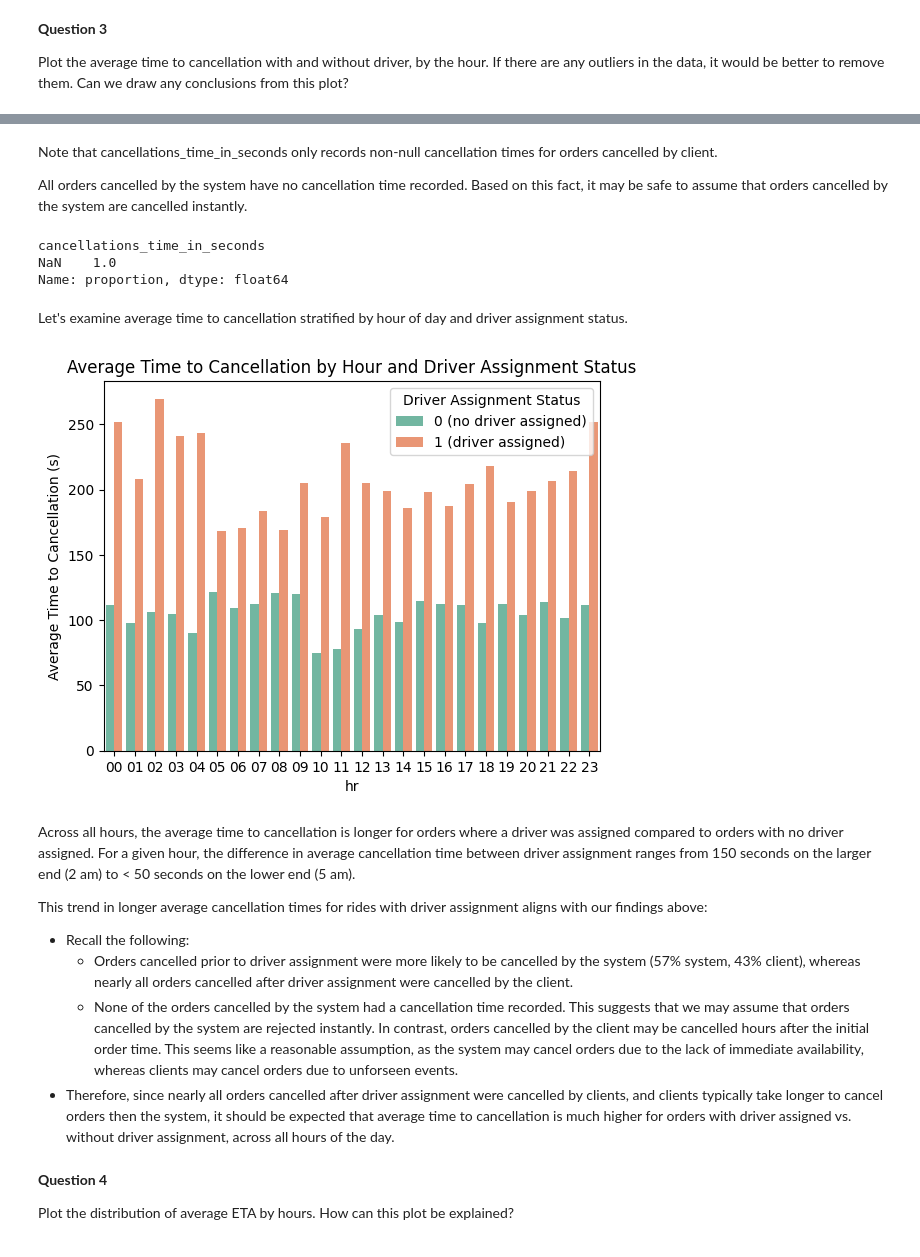
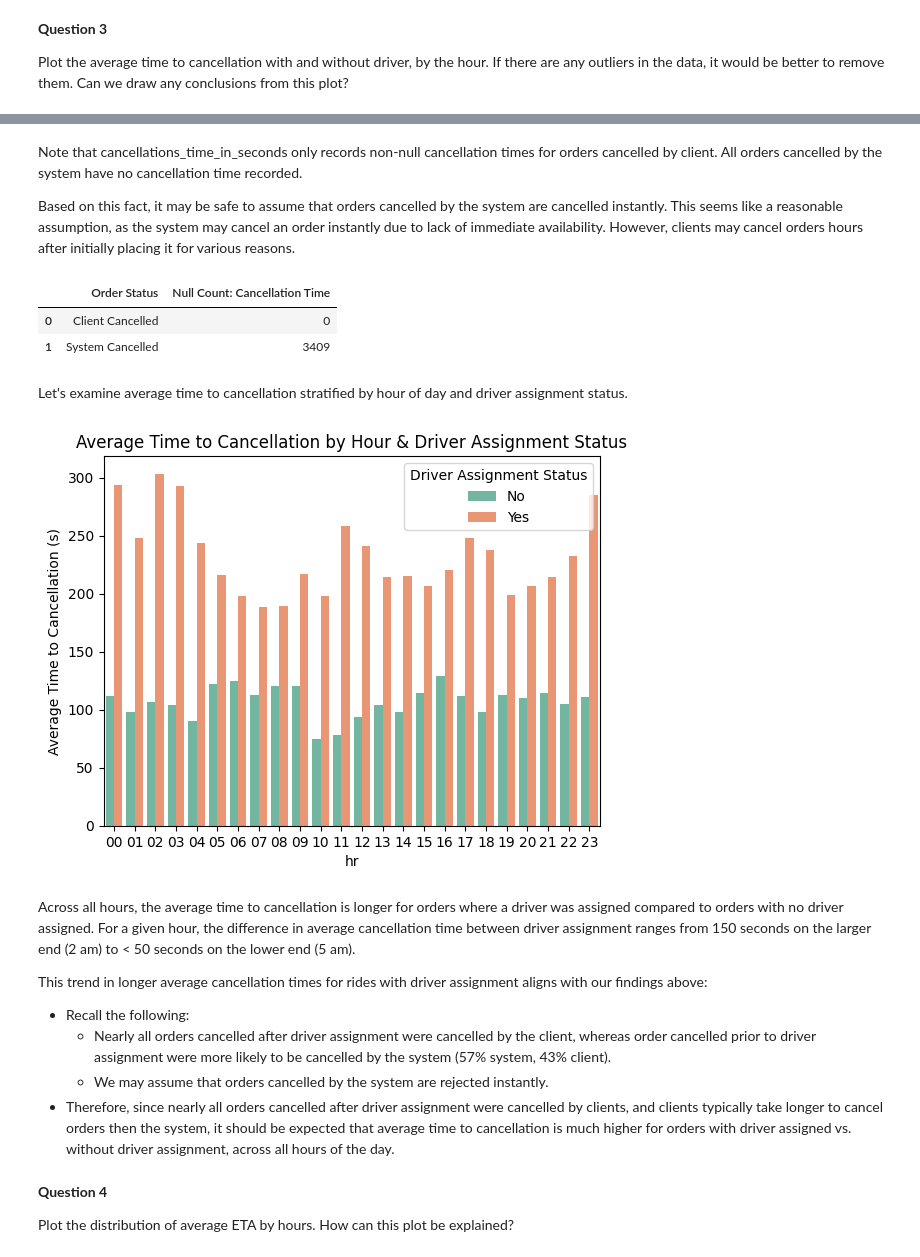
Before and after one commit to jimin-kang/Insights-from-Failed-Orders, a Jupyter notebook: analysis.ipynb, the cells around one changed output, grey strips where cells are left out. Cells and saved outputs as stored; diff of their text form; code cells hidden in the pictures.

```diff
--- a/analysis.ipynb
+++ b/analysis.ipynb
@@ -199,11 +222,11 @@ First, we must extract the hour from order_datetime.
 # %%
-time_info = combined_df['order_datetime'].str.split(":")
+time_info = orders_df['order_datetime'].str.split(":")
 
-combined_df['hr'] = time_info.str[0]
-combined_df['min'] = time_info.str[1]
-combined_df['sec'] = time_info.str[2]
+orders_df['hr'] = time_info.str[0]
+orders_df['min'] = time_info.str[1]
+orders_df['sec'] = time_info.str[2]
 
-combined_df[['order_datetime', 'hr', 'min', 'sec']].head()
+orders_df[['order_datetime', 'hr', 'min', 'sec']].head()
 # %% [output]
 |  | order_datetime | hr | min | sec |
 | 0 | 18:08:07 | 18 | 08 | 07 |
@@ -248,5 +308,7 @@ Plot the average time to cancellation with and without driver, by the hour. If t
 # %%
-sns.boxplot(data=combined_df, x="cancellations_time_in_seconds", color="lightblue")
+orders_df_no_outliers = orders_df[orders_df['cancellations_time_in_seconds']<=2000]
+
+sns.boxplot(data=orders_df_no_outliers, x="cancellations_time_in_seconds", color="lightblue")
 plt.title("Box Plot of Time to Cancellation (s)")
 plt.xlabel("Value")
 plt.show()
@@ -289,43 +317,42 @@ plt.show()
 # %% [markdown]
-Note that cancellations_time_in_seconds only records non-null cancellation times for orders cancelled by client.
+Note that cancellations_time_in_seconds only records non-null cancellation times for orders cancelled by client. All orders cancelled by the system have no cancellation time recorded.
 
-All orders cancelled by the system have no cancellation time recorded. Based on this fact, it may be safe to assume that orders cancelled by the system are cancelled instantly.
+Based on this fact, it may be safe to assume that orders cancelled by the system are cancelled instantly. This seems like a reasonable assumption, as the system may cancel an order instantly due to lack of immediate availability. However, clients may cancel orders hours after initially placing it for various reasons.
-# %%
-# cancellation times for orders cancelled by client & system, respectively
-cancellation_times_client = combined_df[combined_df['order_status_key']==4]['cancellations_time_in_seconds']
-cancellation_times_system = combined_df[combined_df['order_status_key']==9]['cancellations_time_in_seconds']
-cancellation_times_system.value_counts(dropna=False, normalize=True)
-# %% [output]
-cancellations_time_in_seconds
-NaN    1.0
-Name: proportion, dtype: float64
+# %%
+# cancellation time null count grouped by order status
+grouped_cancellation_times = orders_df.groupby('order_status')['cancellations_time_in_seconds'].apply(lambda x: x.isnull().sum()).reset_index()
+pd.DataFrame(data=grouped_cancellation_times, index=grouped_cancellation_times.index).rename(columns={'cancellations_time_in_seconds': 'Null Count: Cancellation Time', 'order_status': 'Order Status'})
+# %% [output]
+|  | Order Status | Null Count: Cancellation Time |
+| 0 | Client Cancelled | 0 |
+| 1 | System Cancelled | 3409 |
 # %% [markdown]
 Let's examine average time to cancellation stratified by hour of day and driver assignment status.
 # %%
-avg_to_cancellation = combined_df_no_outliers.groupby(by=['hr', 'is_driver_assigned_key'])['cancellations_time_in_seconds'].mean().reset_index()
+avg_to_cancellation = orders_df_no_outliers.groupby(by=['hr', 'is_driver_assigned'])['cancellations_time_in_seconds'].mean().reset_index()
 # %%
-ax = sns.barplot(data=avg_to_cancellation, x="hr", y="cancellations_time_in_seconds", hue="is_driver_assigned_key", palette="Set2")
-plt.title("Average Time to Cancellation by Hour and Driver Assignment Status")
+ax = sns.barplot(data=avg_to_cancellation, x="hr", y="cancellations_time_in_seconds", hue="is_driver_assigned", palette="Set2")
+plt.title("Average Time to Cancellation by Hour & Driver Assignment Status")
 plt.ylabel("Average Time to Cancellation (s)")
 
-# Annotate legend labels
-handles, labels = ax.get_legend_handles_labels()
-custom_labels = [
-    "0 (no driver assigned)",
-    "1 (driver assigned)",
-]
-ax.legend(handles, custom_labels, title="Driver Assignment Status")
+# # Annotate legend labels
+# handles, labels = ax.get_legend_handles_labels()
+# custom_labels = [
+#     "0 (no driver assigned)",
+#     "1 (driver assigned)",
+# ]
+ax.legend(title="Driver Assignment Status")
 
 plt.show()
 # %% [output]
-[figure, old version]
+[figure, new version]
 # %% [markdown]
 Across all hours, the average time to cancellation is longer for orders where a driver was assigned compared to orders with no driver assigned. For a given hour, the difference in average cancellation time between driver assignment ranges from 150 seconds on the larger end (2 am) to < 50 seconds on the lower end (5 am).
 
 This trend in longer average cancellation times for rides with driver assignment aligns with our findings above:
 - Recall the following:
-    - Orders cancelled prior to driver assignment were more likely to be cancelled by the system (57% system, 43% client), whereas nearly all orders cancelled after driver assignment were cancelled by the client.
-    - None of the orders cancelled by the system had a cancellation time recorded. This suggests that we may assume that orders cancelled by the system are rejected instantly. In contrast, orders cancelled by the client may be cancelled hours after the initial order time. This seems like a reasonable assumption, as the system may cancel orders due to the lack of immediate availability, whereas clients may cancel orders due to unforseen events.
+    - Nearly all orders cancelled after driver assignment were cancelled by the client, whereas order cancelled prior to driver assignment were more likely to be cancelled by the system (57% system, 43% client).
+    - We may assume that orders cancelled by the system are rejected instantly.
 - Therefore, since nearly all orders cancelled after driver assignment were cancelled by clients, and clients typically take longer to cancel orders then the system, it should be expected that average time to cancellation is much higher for orders with driver assigned vs. without driver assignment, across all hours of the day.
 # %% [markdown]
 **Question 4**
```
Also changed, not shown: parts of 30 cells of this notebook, 2 other files.
